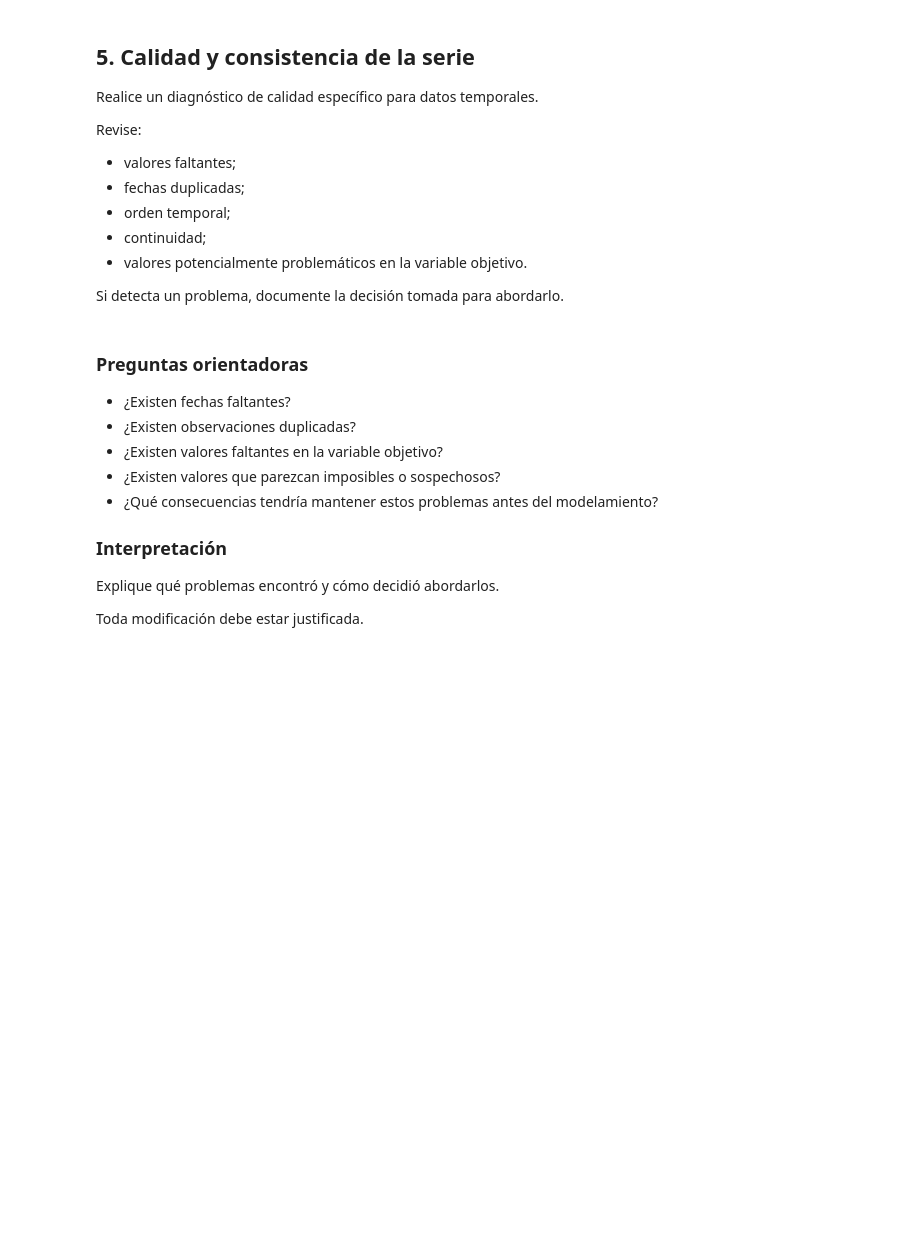
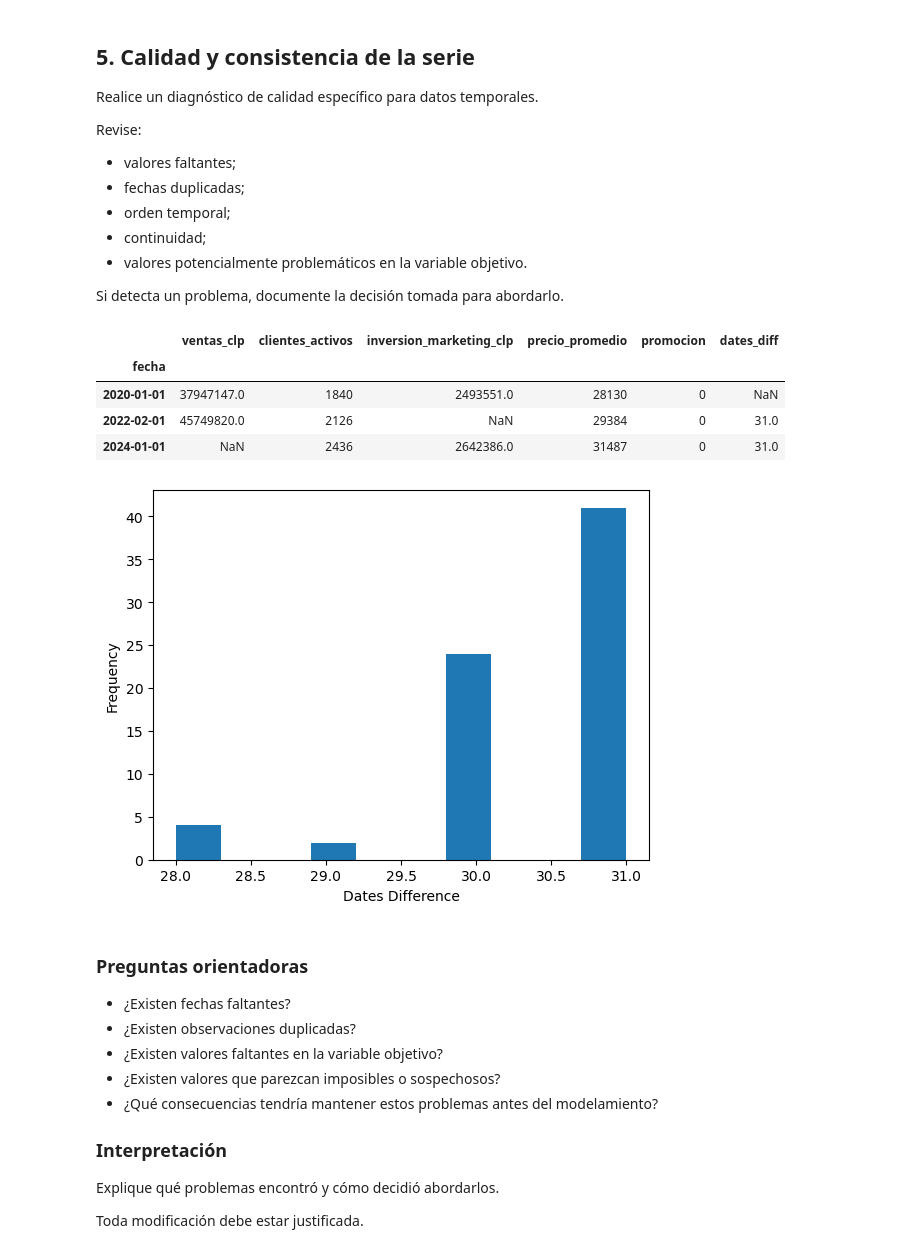
Before and after one commit to LUCHER4321/jupyter-time-series, a Jupyter notebook: Laboratorio_04_Series_Temporales.ipynb, the cells around one changed output. Cells and saved outputs as stored; diff of their text form; code cells hidden in the pictures; blank space fills up the shorter version.

```diff
--- a/Laboratorio_04_Series_Temporales.ipynb
+++ b/Laboratorio_04_Series_Temporales.ipynb
@@ -146,22 +223,39 @@ Si detecta un problema, documente la decisión tomada para abordarlo.
 # %%
 # Valores faltantes
 
 # Complete el análisis
 
+display(df3[df3.isnull().any(axis = 1)])
+
+df4 = df3.assign(
+    ventas_clp = df3["ventas_clp"].interpolate(),
+    inversion_marketing_clp = df3["inversion_marketing_clp"].interpolate()
+)
 
 # Fechas duplicadas
 
 # Complete el análisis
 
+df4 = df4[~df4.index.duplicated()]
 
 # Continuidad temporal
 
 # Complete el análisis
 
+df4["dates_diff"].plot.hist()
+plt.xlabel("Dates Difference")
+plt.show()
 
 # Valores potencialmente problemáticos
 
 # Complete el análisis
+# %% [output]
+|  | ventas_clp | clientes_activos | inversion_marketing_clp | precio_promedio | promocion | dates_diff |
+| fecha |  |  |  |  |  |  |
+| 2020-01-01 | 37947147.0 | 1840 | 2493551.0 | 28130 | 0 | NaN |
+| 2022-02-01 | 45749820.0 | 2126 | NaN | 29384 | 0 | 31.0 |
+| 2024-01-01 | NaN | 2436 | 2642386.0 | 31487 | 0 | 31.0 |
+[figure, added]
 # %% [markdown]
 ### Preguntas orientadoras
 
```
Also changed, not shown: parts of 23 cells of this notebook.
